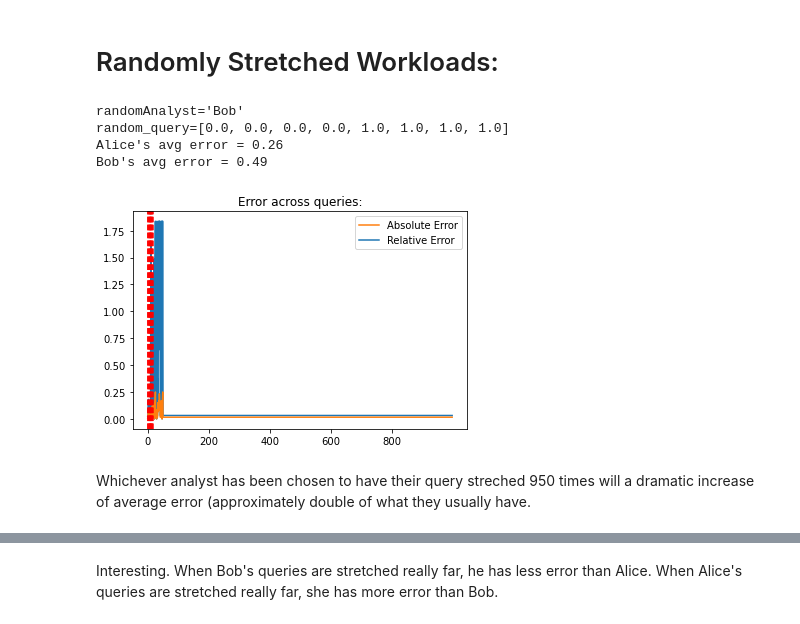
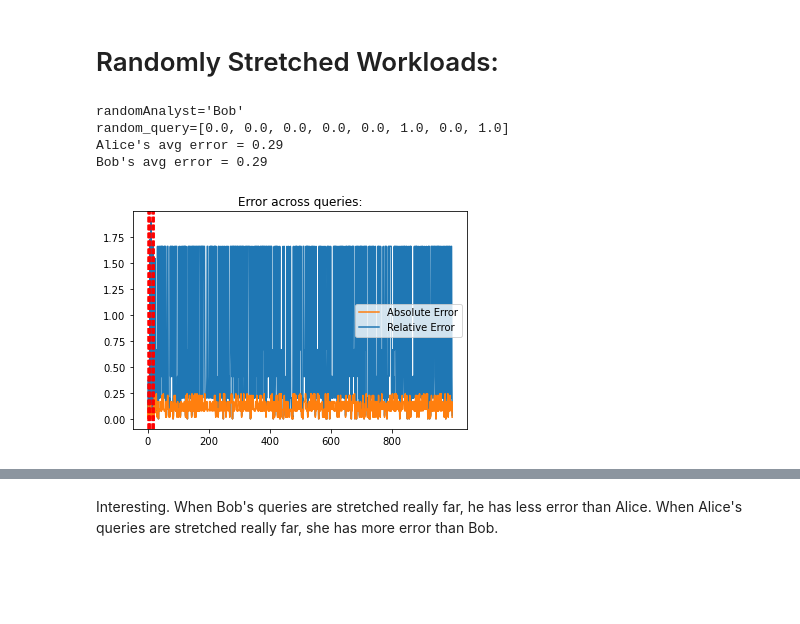
Before and after one commit to yikai-wu/Multi-Analyst-DP, a Jupyter notebook: src/pmw/run_until_failure_pmw2.ipynb, the cells around one changed output, grey strips where cells are left out. Cells and saved outputs as stored; diff of their text form; code cells hidden in the pictures; blank space fills up the shorter version.

Commit message:
Must fix learning rate, tried 2 and 20

```diff
--- a/src/pmw/run_until_failure_pmw2.ipynb
+++ b/src/pmw/run_until_failure_pmw2.ipynb
@@ -112,7 +112,7 @@ def pmw2(workload, x, T, eps=0.01, k=0, show_messages=True, to_return='pd', anal
                 r_t = np.ones(m) - query
             for i, v in enumerate(y_t):
                 #y_t[i] = x_list[time][i] * math.exp(-eta * r_t[i])
-                y_t[i] = x_list[time][i] * math.exp((d_t_hat/(2*n)) * query[i])
+                y_t[i] = x_list[time][i] * math.exp((d_t_hat/(2*n)) * query[i]) * 20 # 20 is the learning rate
 
             #print(d_t_hat)
             #print(query)
@@ -534,25 +534,23 @@ def getRandomQuery(workload):
 # %%
 # Scenario 1
 analysts = ['Alice', 'Bob']
 randomAnalyst=analysts[np.random.randint(0, 2)]
 workloads = {'Alice': s1alice_q, 'Bob': s1bob_q}
 random_query = getRandomQuery(workloads[randomAnalyst])
 print(f'{randomAnalyst=}')
 print(f'random_query={list(random_query)}')
 
-s1combined = pmw2(workload=np.vstack((s1alice_q, s1bob_q, np.array([random_query for i in range(950)]))),
+s1combined = pmw2(workload=np.vstack((s1alice_q, s1bob_q, np.array([getRandomQuery(workloads[randomAnalyst]) for i in range(950)]))),
                   x=x_small, eps=2, T=40, k=10,
                   analyst_labels=['Alice'] * 25 + ['Bob'] * 25 + [randomAnalyst] * 950,
                   to_return='pd',
                   show_plot=True, show_messages=False, show_failure_step=False)
 
 print(f"Alice's avg error = {round(s1combined[s1combined.analyst=='Alice'].real_ans.mean(), 2)}")
 print(f"Bob's avg error = {round(s1combined[s1combined.analyst=='Bob'].real_ans.mean(), 2)}")
 # %% [output]
 randomAnalyst='Bob'
-random_query=[0.0, 0.0, 0.0, 0.0, 1.0, 1.0, 1.0, 1.0]
-Alice's avg error = 0.26
-Bob's avg error = 0.49
+random_query=[0.0, 0.0, 0.0, 0.0, 0.0, 1.0, 0.0, 1.0]
+Alice's avg error = 0.29
+Bob's avg error = 0.29
-[figure, old version]
+[figure, new version]
-# %% [markdown]
-Whichever analyst has been chosen to have their query streched 950 times will a dramatic increase of average error (approximately double of what they usually have.
```
Also changed, not shown: parts of 14 cells of this notebook.
